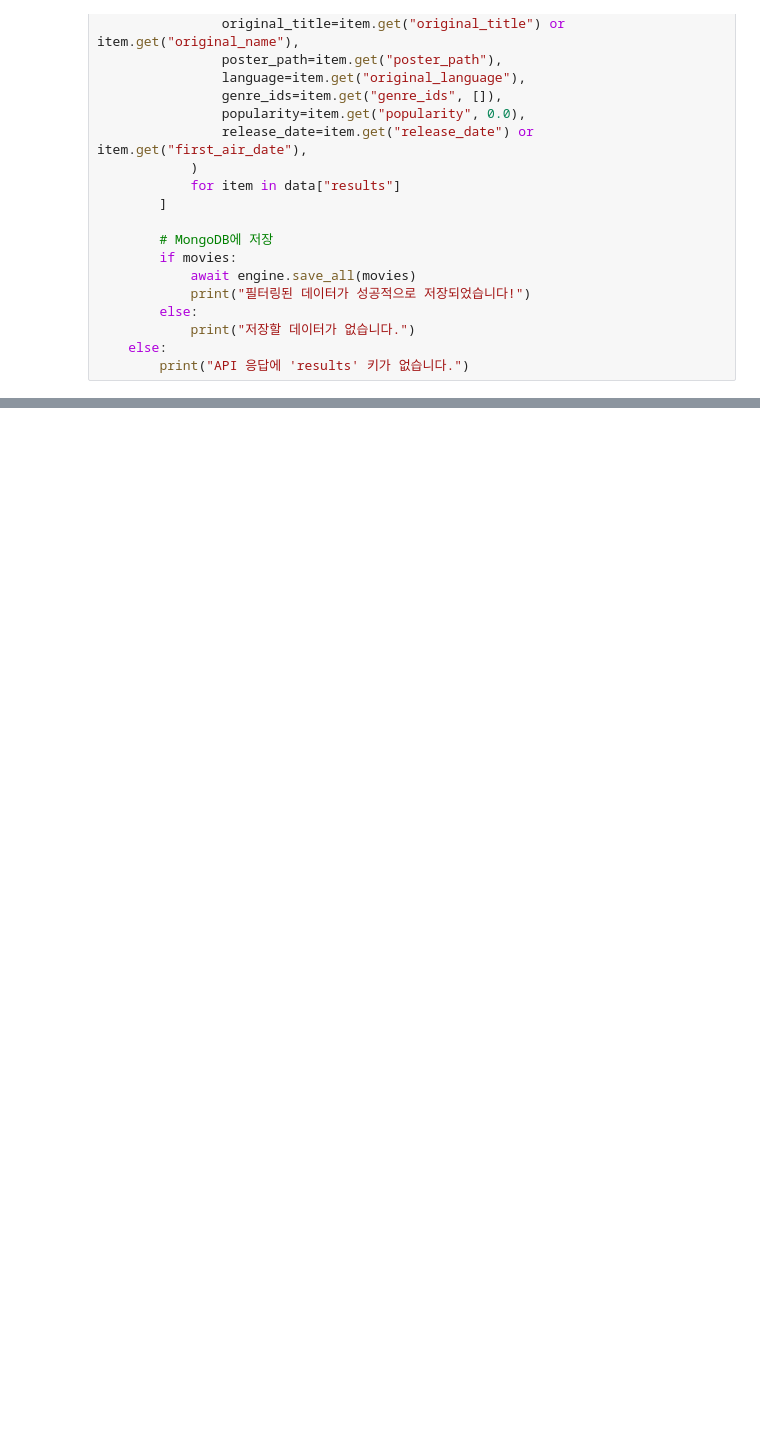
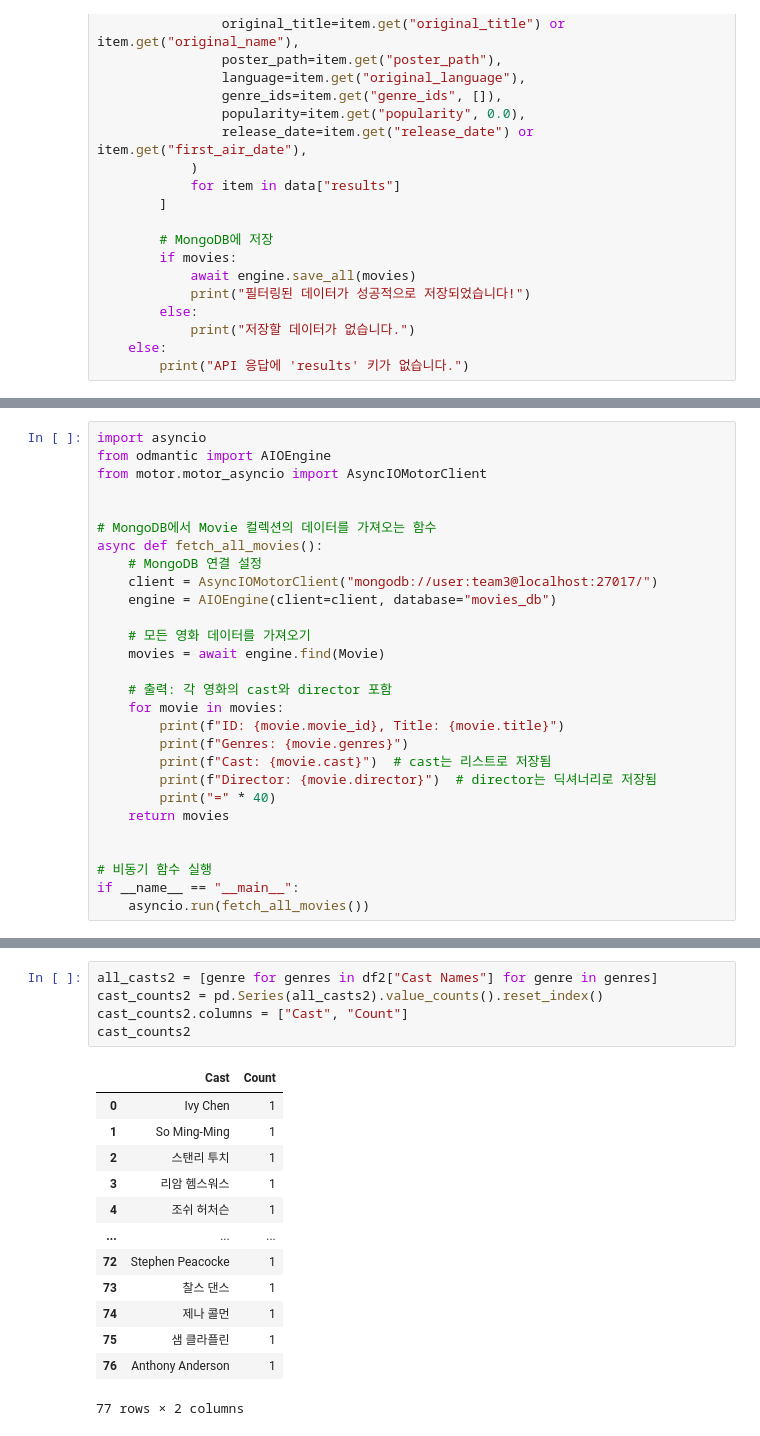
Before and after one commit to DE32-final-team3/mongodb, a Jupyter notebook: tmdb.ipynb, the cells around one changed output, grey strips where cells are left out. Drawn from its saved outputs; the diff is of its cells as text; blank space fills up the shorter version.

```diff
--- a/tmdb.ipynb
+++ b/tmdb.ipynb
@@ -58,0 +627,28 @@ async def fetch_and_store_movies():
+# %%
+import asyncio
+from odmantic import AIOEngine
+from motor.motor_asyncio import AsyncIOMotorClient
+
+
+# MongoDB에서 Movie 컬렉션의 데이터를 가져오는 함수
+async def fetch_all_movies():
+    # MongoDB 연결 설정
+    client = AsyncIOMotorClient("mongodb://user:team3@localhost:27017/")
+    engine = AIOEngine(client=client, database="movies_db")
+
+    # 모든 영화 데이터를 가져오기
+    movies = await engine.find(Movie)
+
+    # 출력: 각 영화의 cast와 director 포함
+    for movie in movies:
+        print(f"ID: {movie.movie_id}, Title: {movie.title}")
+        print(f"Genres: {movie.genres}")
+        print(f"Cast: {movie.cast}")  # cast는 리스트로 저장됨
+        print(f"Director: {movie.director}")  # director는 딕셔너리로 저장됨
+        print("=" * 40)
+    return movies
+
+
+# 비동기 함수 실행
+if __name__ == "__main__":
+    asyncio.run(fetch_all_movies())
@@ -58,0 +745,19 @@ async def fetch_and_store_movies():
+# %%
+all_casts2 = [genre for genres in df2["Cast Names"] for genre in genres]
+cast_counts2 = pd.Series(all_casts2).value_counts().reset_index()
+cast_counts2.columns = ["Cast", "Count"]
+cast_counts2
+# %% [output]
+|  | Cast | Count |
+| 0 | Ivy Chen | 1 |
+| 1 | So Ming-Ming | 1 |
+| 2 | 스탠리 투치 | 1 |
+| 3 | 리암 헴스워스 | 1 |
+| 4 | 조쉬 허처슨 | 1 |
+| ... | ... | ... |
+| 72 | Stephen Peacocke | 1 |
+| 73 | 찰스 댄스 | 1 |
+| 74 | 제나 콜먼 | 1 |
+| 75 | 샘 클라플린 | 1 |
+| 76 | Anthony Anderson | 1 |
+77 rows × 2 columns
```
Also changed, not shown: parts of 29 cells of this notebook.
